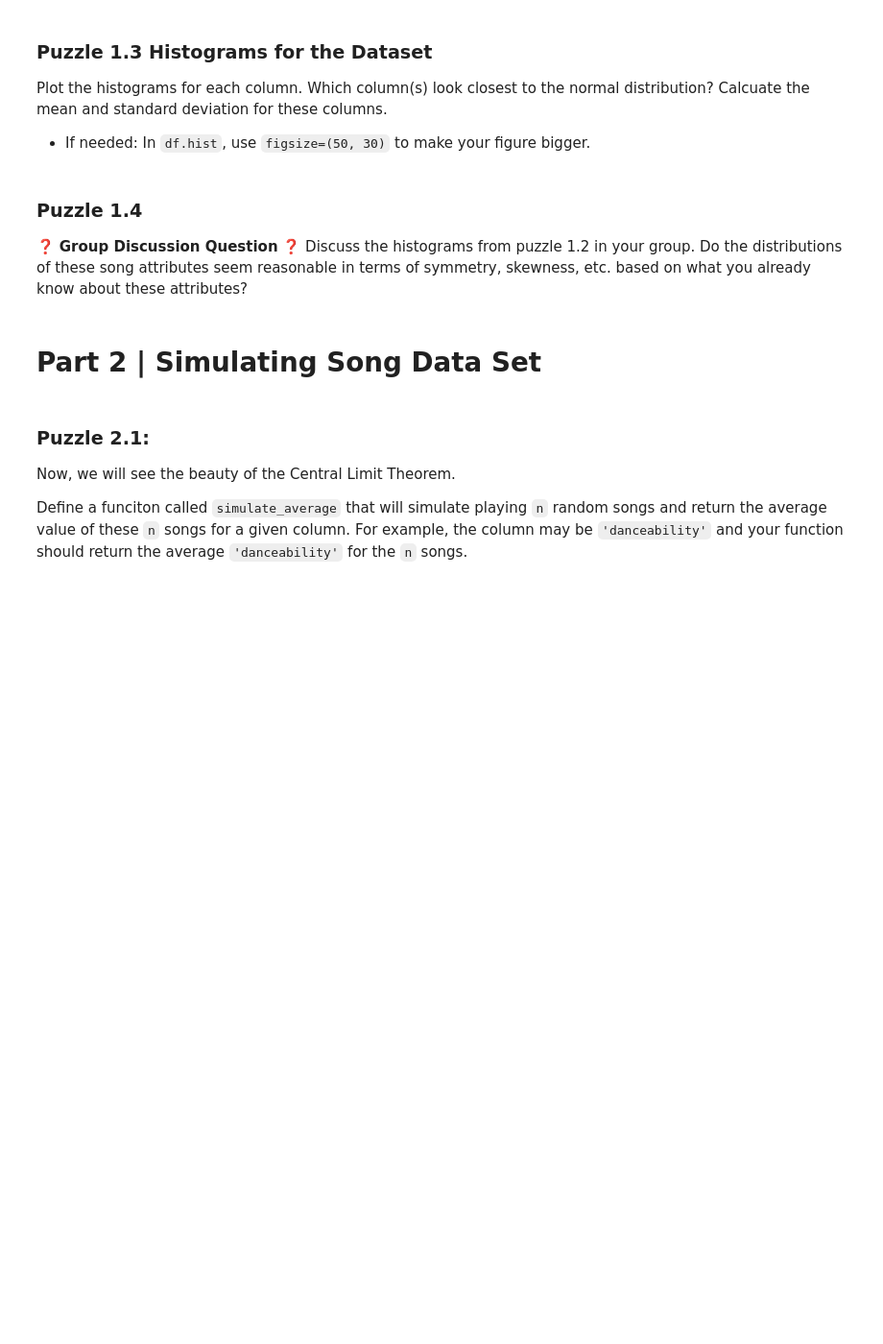
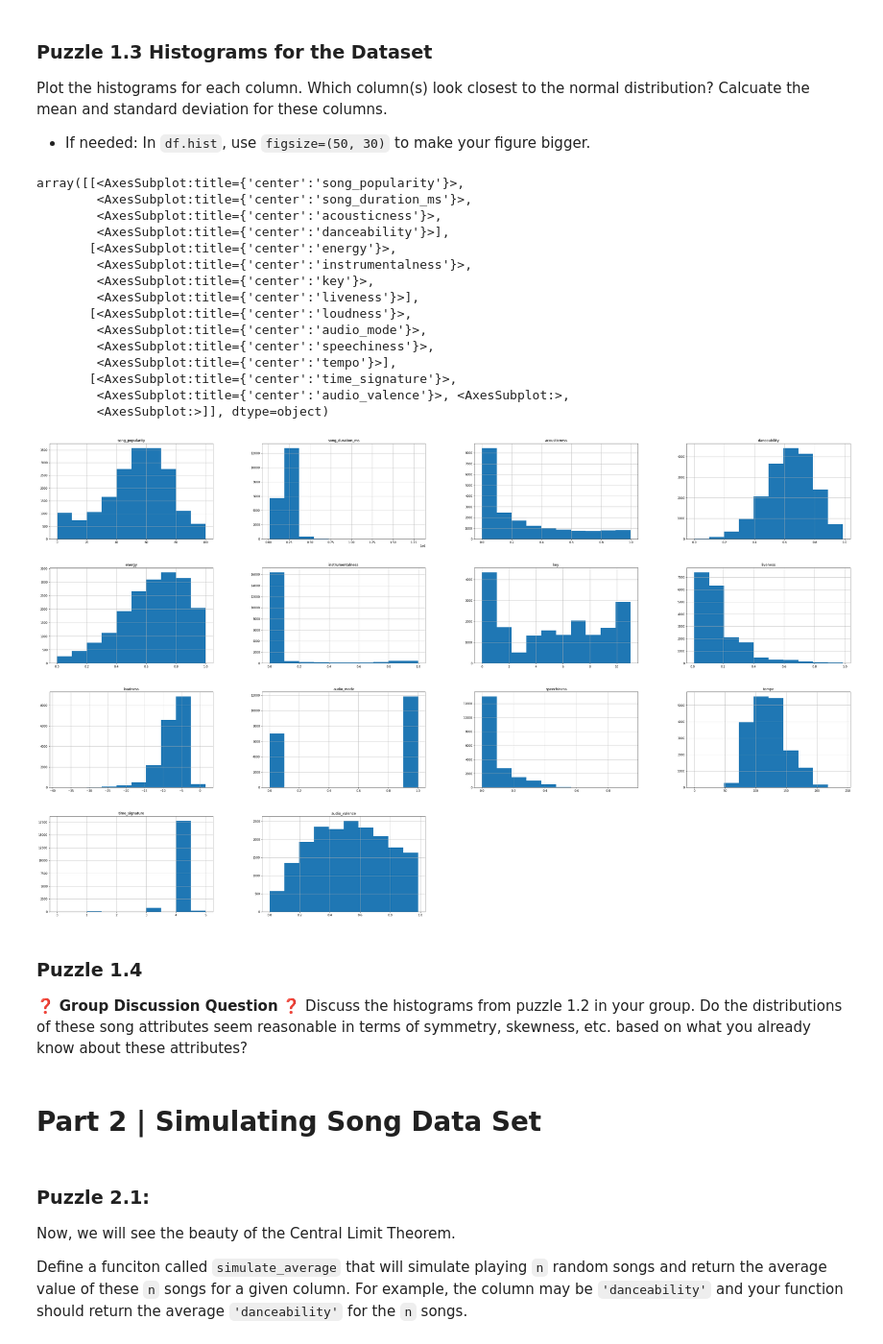
Before and after one commit to rgu6/Rachael-Gu, a Jupyter notebook: lab_clt/lab_clt.ipynb, the cells around one changed output. Shown at 96% size. Drawn from its saved outputs; the diff is of its cells as text; code cells hidden in the pictures; blank space fills up the shorter version.

```diff
--- a/lab_clt/lab_clt.ipynb
+++ b/lab_clt/lab_clt.ipynb
@@ -64,3 +62,6 @@ df = ...
+# %%
+import pandas as pd
+df = pd.read_csv("song_data.csv")
 # %% [markdown]
 ### Puzzle 1.2 Find Descriptive Statistics
 Let's do some basic EDA to start. Find the mean, median, standard deviation, first quartile, and third quartile for each of the attributes. Quantiles are the same thing as quartiles that we talked about in class. *You will need some of these values later so make sure to store them as variables!*
@@ -94,3 +95,22 @@ Plot the histograms for each column. Which column(s) look closest to the normal
+# %%
+df.hist(figsize = (50,30))
+# %% [output]
+array([[<AxesSubplot:title={'center':'song_popularity'}>,
+        <AxesSubplot:title={'center':'song_duration_ms'}>,
+        <AxesSubplot:title={'center':'acousticness'}>,
+        <AxesSubplot:title={'center':'danceability'}>],
+       [<AxesSubplot:title={'center':'energy'}>,
+        <AxesSubplot:title={'center':'instrumentalness'}>,
+        <AxesSubplot:title={'center':'key'}>,
+        <AxesSubplot:title={'center':'liveness'}>],
+       [<AxesSubplot:title={'center':'loudness'}>,
+        <AxesSubplot:title={'center':'audio_mode'}>,
+        <AxesSubplot:title={'center':'speechiness'}>,
+        <AxesSubplot:title={'center':'tempo'}>],
+       [<AxesSubplot:title={'center':'time_signature'}>,
+        <AxesSubplot:title={'center':'audio_valence'}>, <AxesSubplot:>,
+        <AxesSubplot:>]], dtype=object)
+[figure, added]
 # %% [markdown]
 ### Puzzle 1.4
 
```
Also changed, not shown: parts of 29 cells of this notebook.
